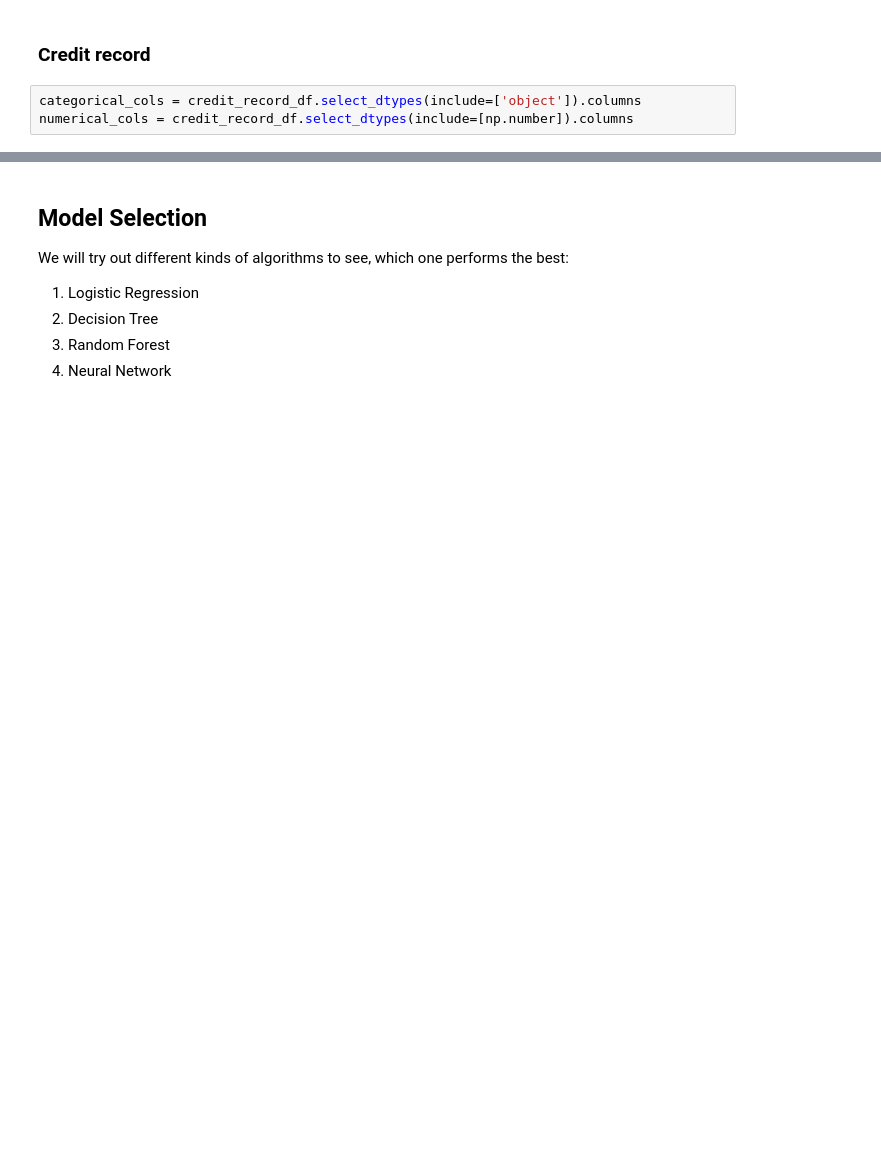
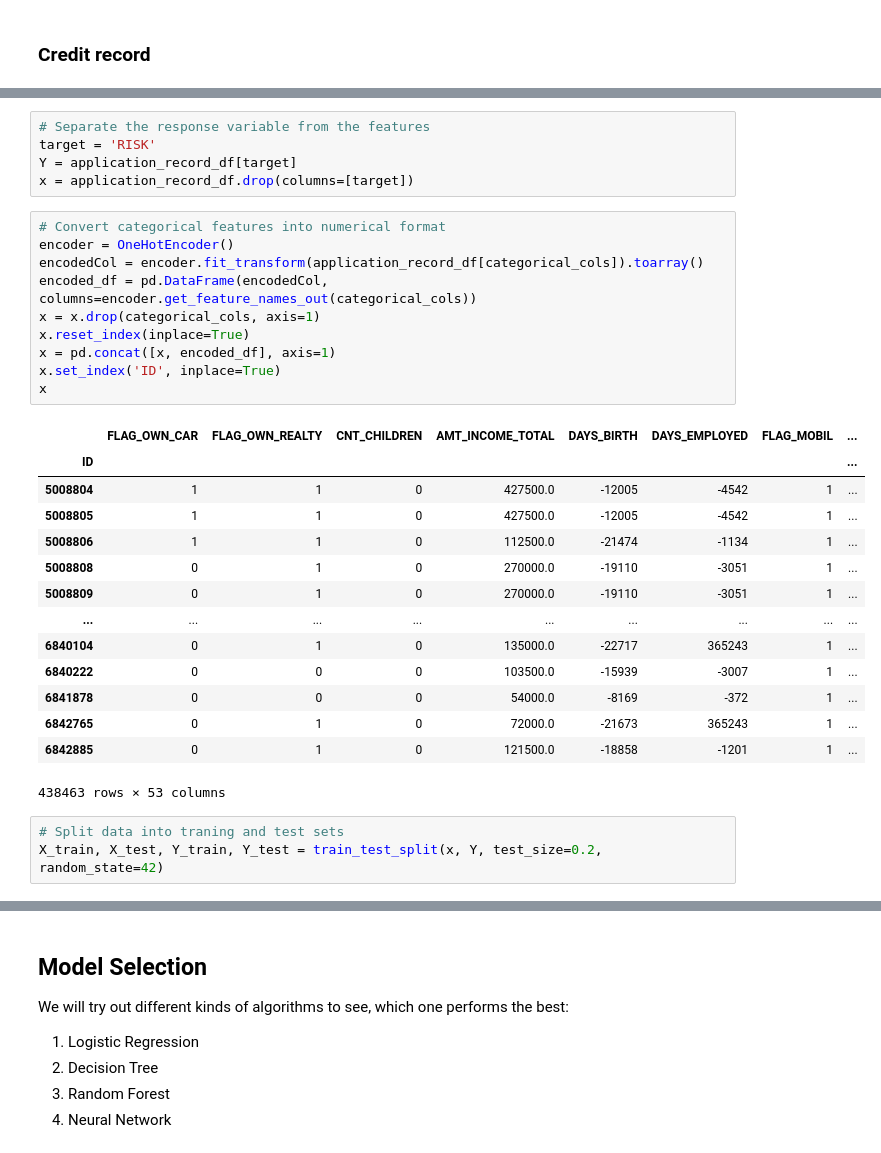
Before and after one commit to DataYankie/CreditCardApproval, a Jupyter notebook: CreditCardApproval.ipynb, the cells around one changed output, grey strips where cells are left out. Saved outputs shown, nothing was run; the diff lists cells and outputs as text; blank space fills up the shorter version.

```diff
--- a/CreditCardApproval.ipynb
+++ b/CreditCardApproval.ipynb
@@ -459,6 +464,3 @@ plt.show()
 [figure]
 # %% [markdown]
 ### Credit record
-# %%
-categorical_cols = credit_record_df.select_dtypes(include=['object']).columns
-numerical_cols = credit_record_df.select_dtypes(include=[np.number]).columns
@@ -466,0 +470,33 @@ NameError: name 'credit_record_df' is not defined
+# %%
+# Separate the response variable from the features
+target = 'RISK'
+Y = application_record_df[target]
+x = application_record_df.drop(columns=[target])
+# %%
+# Convert categorical features into numerical format
+encoder = OneHotEncoder()
+encodedCol = encoder.fit_transform(application_record_df[categorical_cols]).toarray()
+encoded_df = pd.DataFrame(encodedCol, columns=encoder.get_feature_names_out(categorical_cols))
+x = x.drop(categorical_cols, axis=1)
+x.reset_index(inplace=True)
+x = pd.concat([x, encoded_df], axis=1)
+x.set_index('ID', inplace=True)
+x
+# %% [output]
+|  | FLAG_OWN_CAR | FLAG_OWN_REALTY | CNT_CHILDREN | AMT_INCOME_TOTAL | DAYS_BIRTH | DAYS_EMPLOYED | FLAG_MOBIL | ... |
+| ID |  |  |  |  |  |  |  | ... |
+| 5008804 | 1 | 1 | 0 | 427500.0 | -12005 | -4542 | 1 | ... |
+| 5008805 | 1 | 1 | 0 | 427500.0 | -12005 | -4542 | 1 | ... |
+| 5008806 | 1 | 1 | 0 | 112500.0 | -21474 | -1134 | 1 | ... |
+| 5008808 | 0 | 1 | 0 | 270000.0 | -19110 | -3051 | 1 | ... |
+| 5008809 | 0 | 1 | 0 | 270000.0 | -19110 | -3051 | 1 | ... |
+| ... | ... | ... | ... | ... | ... | ... | ... | ... |
+| 6840104 | 0 | 1 | 0 | 135000.0 | -22717 | 365243 | 1 | ... |
+| 6840222 | 0 | 0 | 0 | 103500.0 | -15939 | -3007 | 1 | ... |
+| 6841878 | 0 | 0 | 0 | 54000.0 | -8169 | -372 | 1 | ... |
+| 6842765 | 0 | 1 | 0 | 72000.0 | -21673 | 365243 | 1 | ... |
+| 6842885 | 0 | 1 | 0 | 121500.0 | -18858 | -1201 | 1 | ... |
+438463 rows × 53 columns
+# %%
+# Split data into traning and test sets
+X_train, X_test, Y_train, Y_test = train_test_split(x, Y, test_size=0.2, random_state=42)
```
Also changed, not shown: parts of 13 cells of this notebook.
